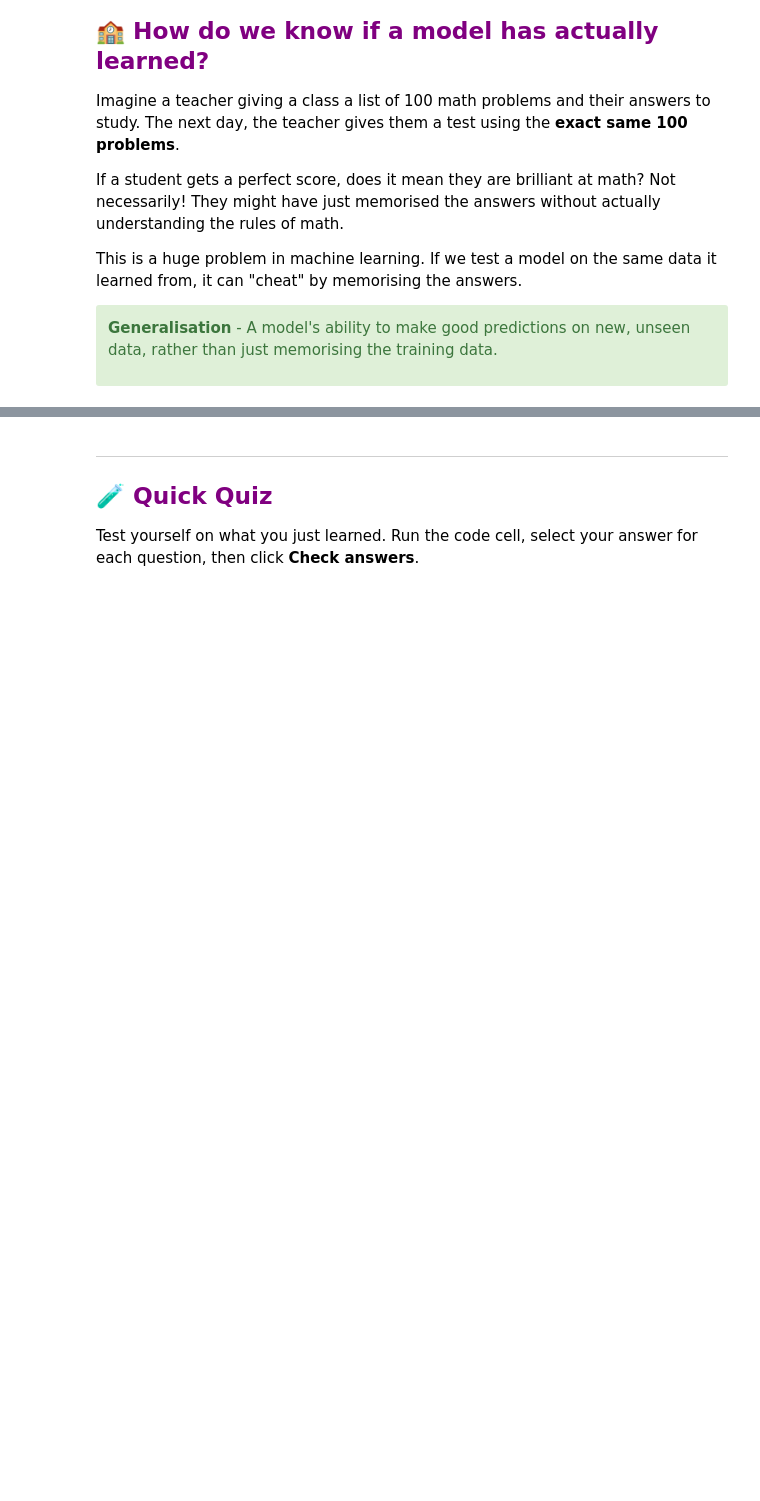
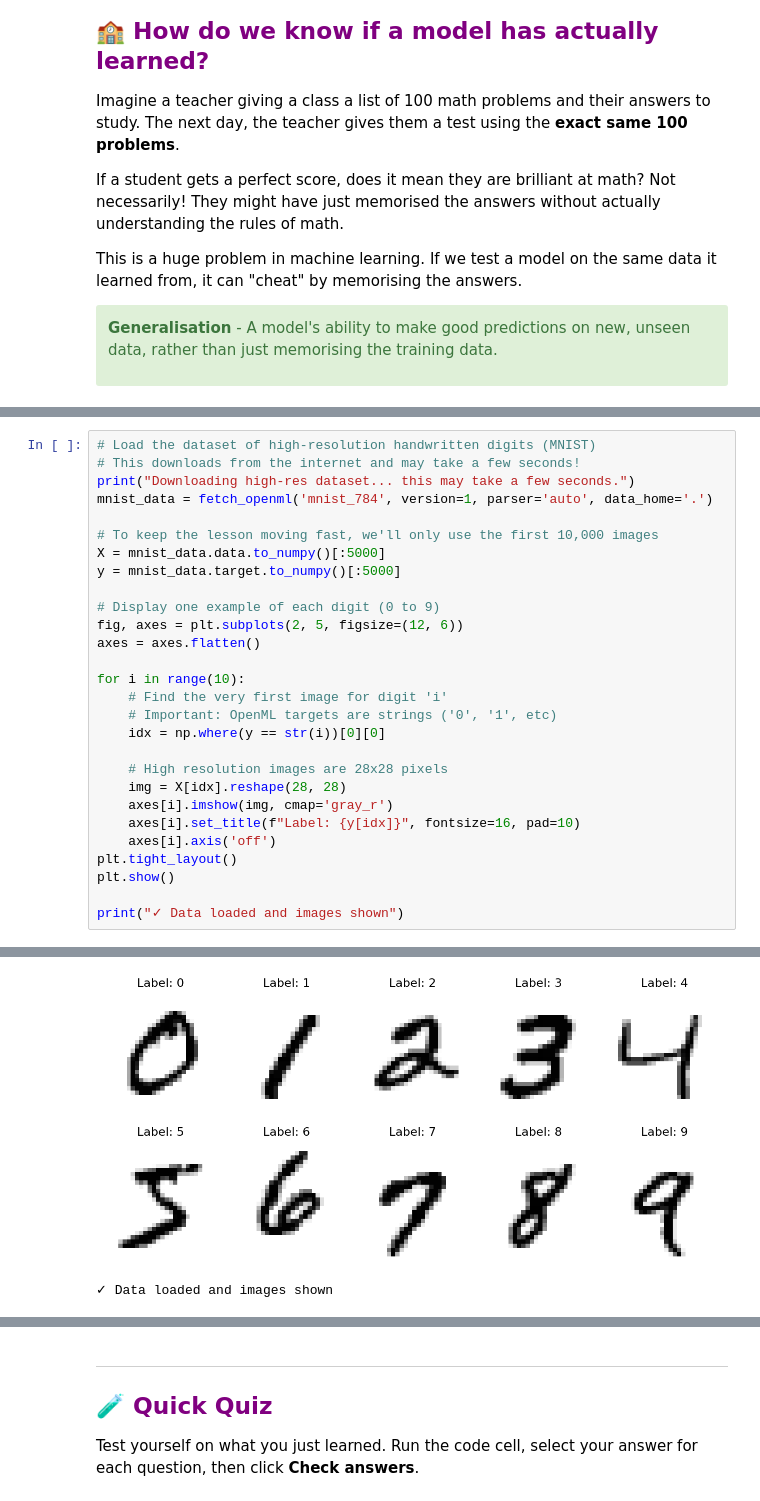
Before and after one commit to nathanhigginbotham/UCL-CDT-AICourse, a Jupyter notebook: B05_training_vs_testing.ipynb, the cells around one changed output, grey strips where cells are left out. Saved outputs shown, nothing was run; the diff lists cells and outputs as text; blank space fills up the shorter version.

Commit message:
Refined lesson 5

```diff
--- a/B05_training_vs_testing.ipynb
+++ b/B05_training_vs_testing.ipynb
@@ -53,0 +69,29 @@ This is a huge problem in machine learning. If we test a model on the same data
+# %%
+# Load the dataset of high-resolution handwritten digits (MNIST)
+# This downloads from the internet and may take a few seconds!
+print("Downloading high-res dataset... this may take a few seconds.")
+mnist_data = fetch_openml('mnist_784', version=1, parser='auto', data_home='.')
+
+# To keep the lesson moving fast, we'll only use the first 10,000 images
+X = mnist_data.data.to_numpy()[:5000]
+y = mnist_data.target.to_numpy()[:5000]
+
+# Display one example of each digit (0 to 9)
+fig, axes = plt.subplots(2, 5, figsize=(12, 6))
+axes = axes.flatten()
+
+for i in range(10):
+    # Find the very first image for digit 'i'
+    # Important: OpenML targets are strings ('0', '1', etc)
+    idx = np.where(y == str(i))[0][0]
+
+    # High resolution images are 28x28 pixels
+    img = X[idx].reshape(28, 28)
+    axes[i].imshow(img, cmap='gray_r')
+    axes[i].set_title(f"Label: {y[idx]}", fontsize=16, pad=10)
+    axes[i].axis('off')
+plt.tight_layout()
+plt.show()
+
+print("✓ Data loaded and images shown")
+# %% [output]
@@ -54,3 +99,5 @@ This is a huge problem in machine learning. If we test a model on the same data
+[figure, added]
+✓ Data loaded and images shown
 # %% [markdown]
 ---
 
```
Also changed, not shown: parts of 18 cells of this notebook, 1 other file.
